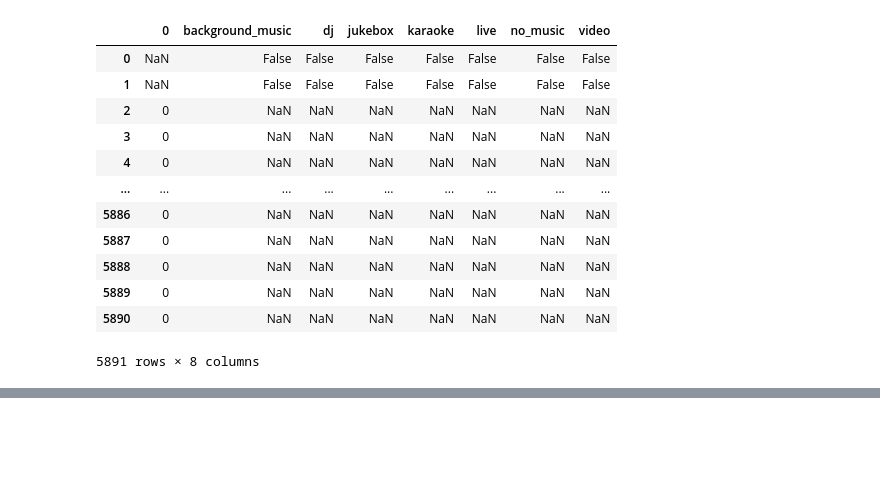
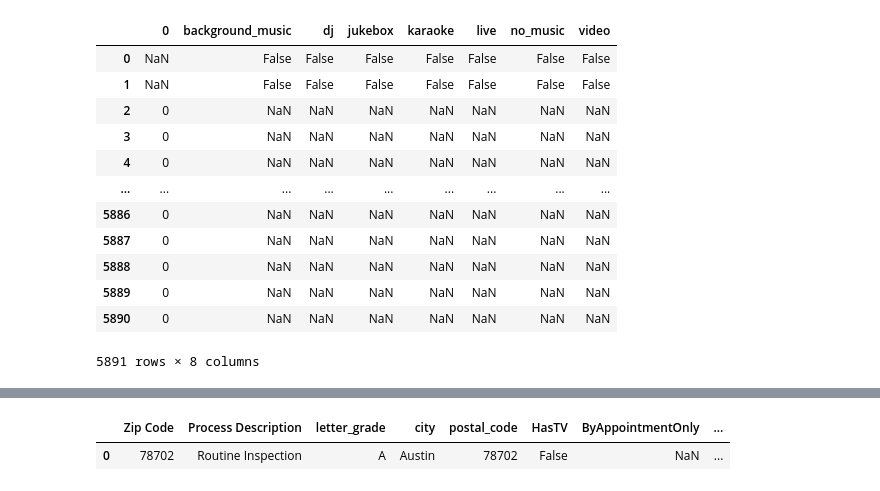
Before and after one commit to ellerybledsoe/Springboard, a Jupyter notebook: Austin Restaurant Inspections_Data Wrangling.ipynb, the cells around one changed output, grey strips where cells are left out. Saved outputs shown, nothing was run; the diff lists cells and outputs as text; code cells hidden in the pictures; blank space fills up the shorter version.

```diff
--- a/Austin Restaurant Inspections_Data Wrangling.ipynb
+++ b/Austin Restaurant Inspections_Data Wrangling.ipynb
@@ -870,0 +905,4 @@ df_dict['Music'].reset_index(drop=True)
+# %%
+inspections_reviews_merge1 = pd.concat([inspections_reviews_merge[categorical].reset_index(drop=True),yelp_unpacked],axis=1)
+#inspections_reviews_merge1.info()
+inspections_reviews_merge1.head(1)
@@ -871,3 +929,9 @@ df_dict['Music'].reset_index(drop=True)
+# %%
+inspections_reviews_merge1.drop(inspections_reviews_merge1.columns[[5,22,24,33,35,36]], axis = 1, inplace = True)
+inspections_reviews_merge1.head(1)
+# %% [output]
+|  | Zip Code | Process Description | letter_grade | city | postal_code | HasTV | ByAppointmentOnly | ... |
+| 0 | 78702 | Routine Inspection | A | Austin | 78702 | False | NaN | ... |
 # %%
 > update logic filter and manually filter the rest of the suspect list (500 or so of these)
 #> unpack dict columns
```
Also changed, not shown: parts of 14 cells of this notebook.
